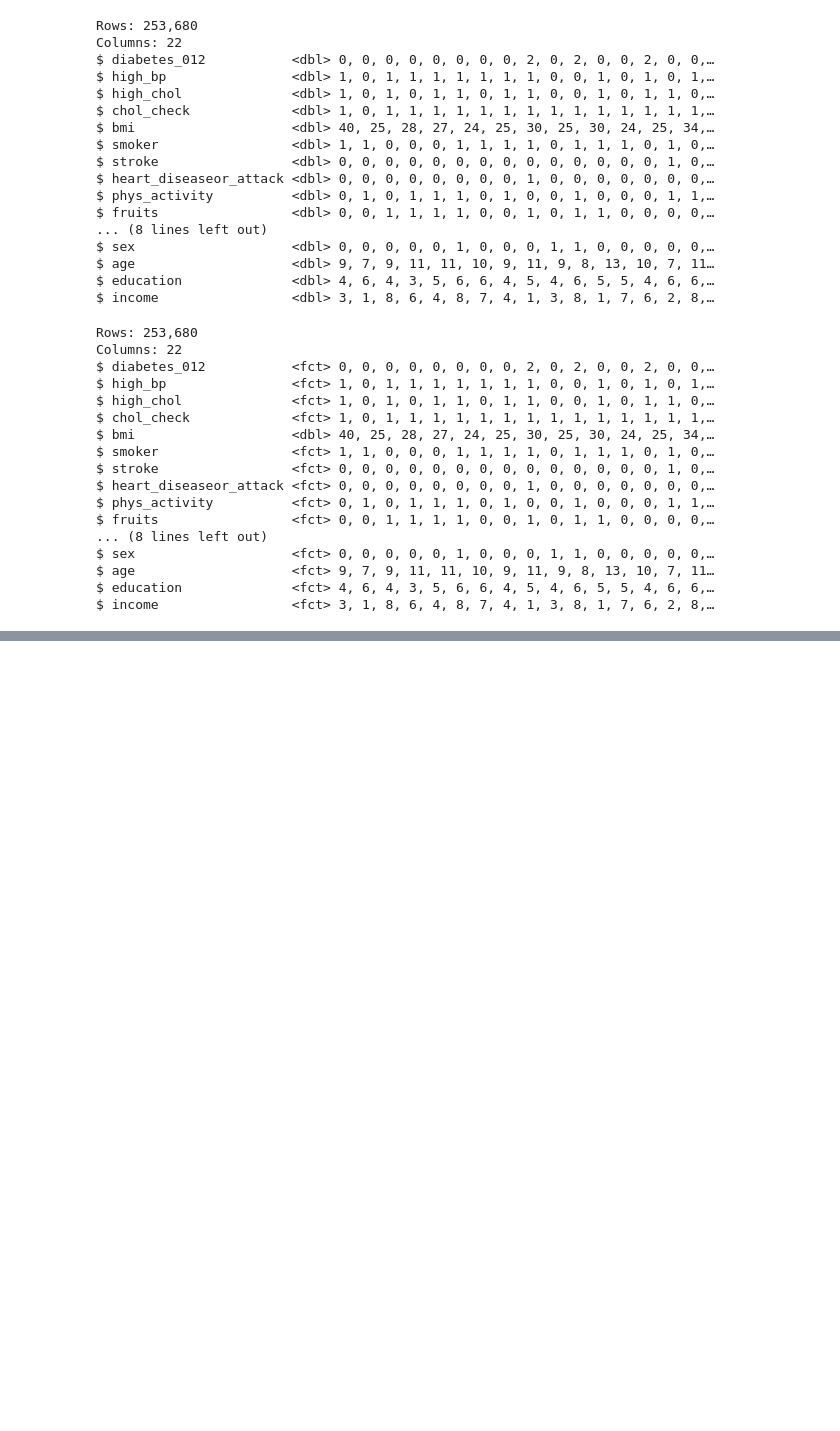
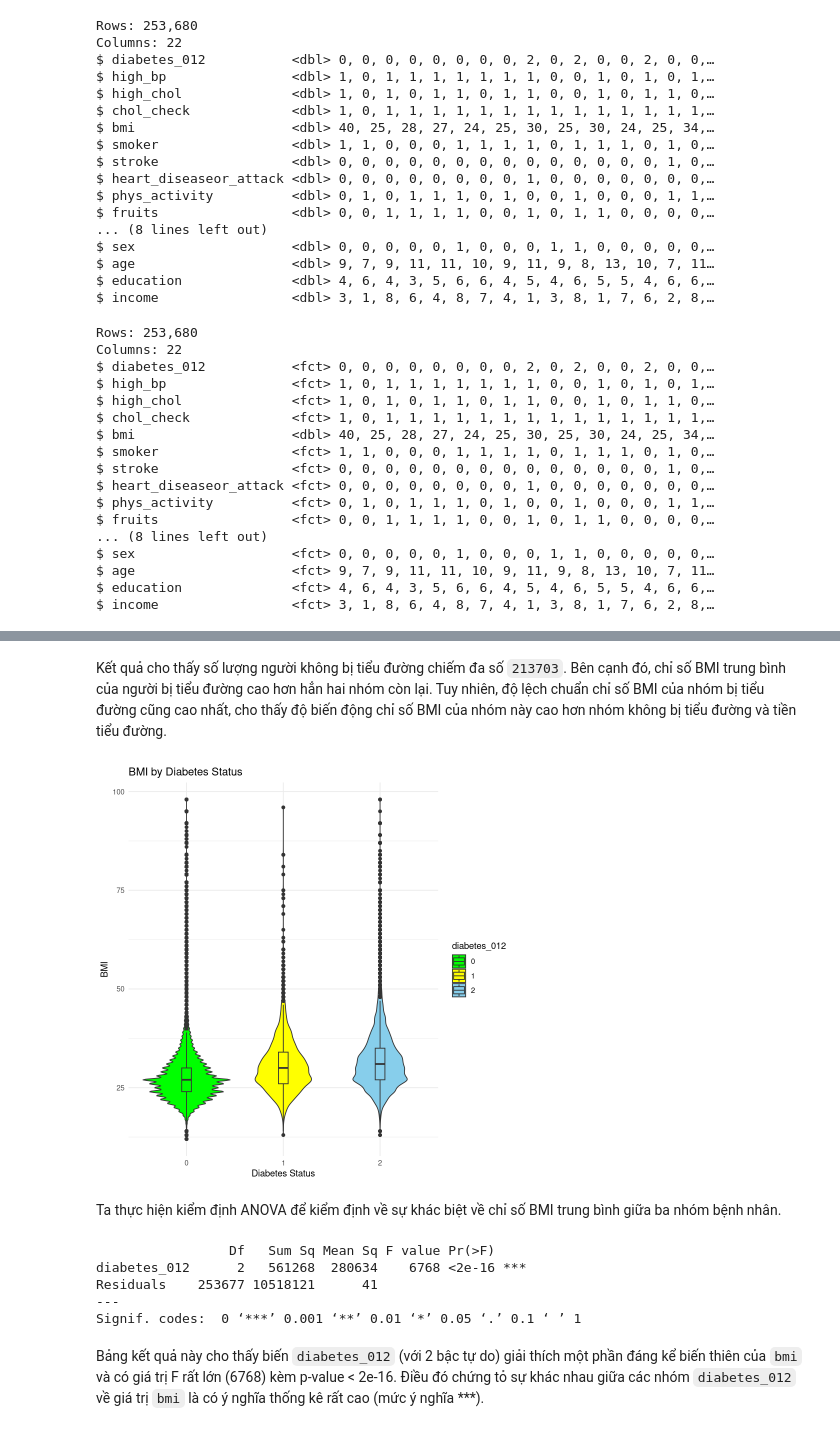
Before and after one commit to tandao0909/statistical-data-processing-project, a Jupyter notebook: EDA/ABTesting.ipynb, the cells around one changed output, grey strips where cells are left out. Saved outputs shown, nothing was run; the diff lists cells and outputs as text; code cells hidden in the pictures; blank space fills up the shorter version.

```diff
--- a/EDA/ABTesting.ipynb
+++ b/EDA/ABTesting.ipynb
@@ -52,0 +177,3 @@ $ income                 <fct> 3, 1, 8, 6, 4, 8, 7, 4, 1, 3, 8, 1, 7, 6, 2, 8,
+# %%
+bmi <- data |> group_by(diabetes_012) |> summarise(mean_bmi = mean(bmi), sd_bmi = sd(bmi), count = n())
+bmi
@@ -52,0 +187,28 @@ $ income                 <fct> 3, 1, 8, 6, 4, 8, 7, 4, 1, 3, 8, 1, 7, 6, 2, 8,
+# %% [markdown]
+Kết quả cho thấy số lượng người không bị tiểu đường chiếm đa số `213703`. Bên cạnh đó, chỉ số BMI trung bình của người bị tiểu đường cao hơn hẳn hai nhóm còn lại. Tuy nhiên, độ lệch chuẩn chỉ số BMI của nhóm bị tiểu đường cũng cao nhất, cho thấy độ biến động chỉ số BMI của nhóm này cao hơn nhóm không bị tiểu đường và tiền tiểu đường.
+# %%
+# Plot BMI by diabetes status,violin plot
+ggplot(data, aes(x = diabetes_012, y = bmi,fill=diabetes_012)) +
+    geom_violin() + geom_boxplot(width = 0.1) +
+    scale_fill_manual(values = c("green", "yellow", "skyblue"),breaks = c("0","1","2")) +
+    labs(title = "BMI by Diabetes Status",
+         x = "Diabetes Status",
+         y = "BMI") +
+    theme_minimal()
+# %% [output]
+[figure, added]
+# %% [markdown]
+Ta thực hiện kiểm định ANOVA để kiểm định về sự khác biệt về chỉ số BMI trung bình giữa ba nhóm bệnh nhân.
+# %%
+library(lmPerm)
+set.seed(42)
+aov_result <- aov(bmi ~ diabetes_012, data = data)
+summary(aov_result)
+# %% [output]
+                 Df   Sum Sq Mean Sq F value Pr(>F)
+diabetes_012      2   561268  280634    6768 <2e-16 ***
+Residuals    253677 10518121      41
+---
+Signif. codes:  0 ‘***’ 0.001 ‘**’ 0.01 ‘*’ 0.05 ‘.’ 0.1 ‘ ’ 1
+# %% [markdown]
+Bảng kết quả này cho thấy biến `diabetes_012` (với 2 bậc tự do) giải thích một phần đáng kể biến thiên của `bmi` và có giá trị F rất lớn (6768) kèm p-value < 2e-16. Điều đó chứng tỏ sự khác nhau giữa các nhóm `diabetes_012` về giá trị `bmi` là có ý nghĩa thống kê rất cao (mức ý nghĩa ***).
```
Also changed, not shown: parts of 17 cells of this notebook.
